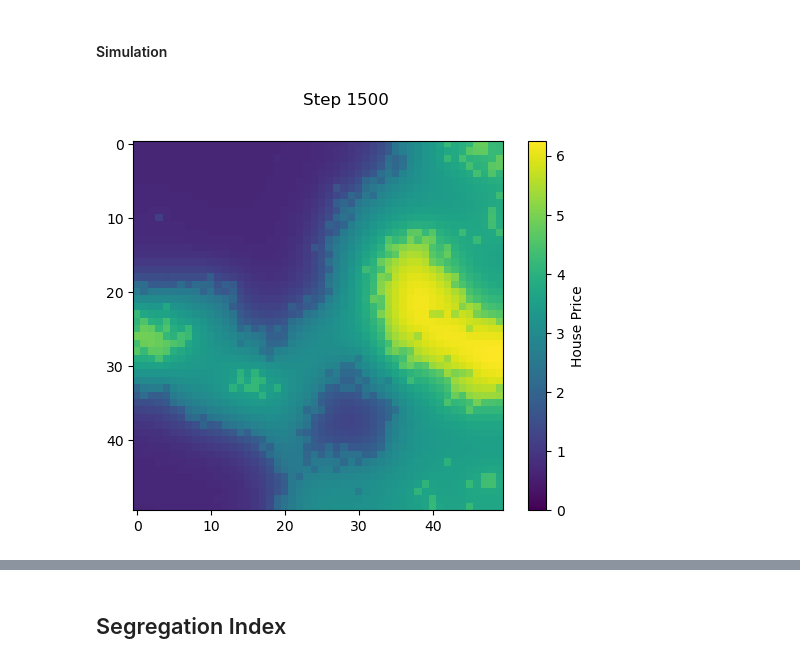
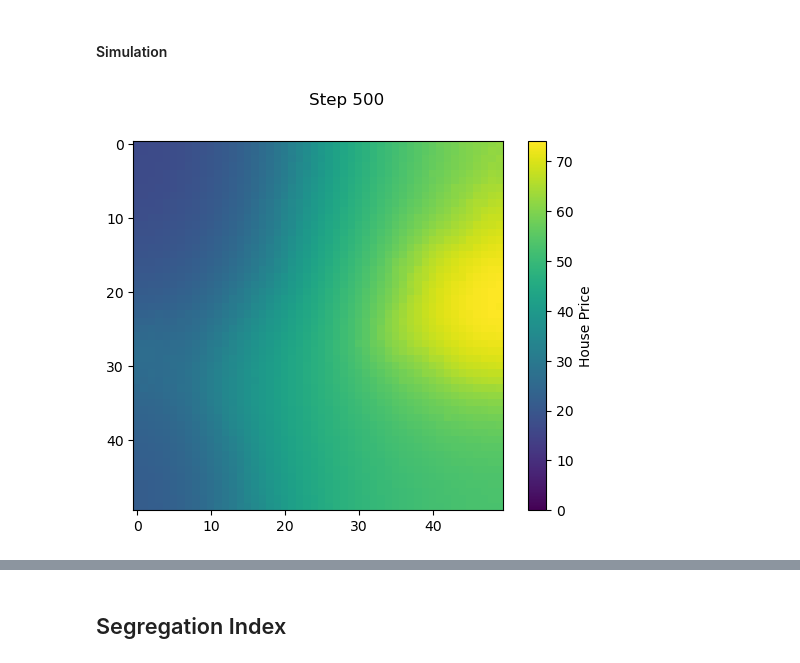
Before and after one commit to markalvaress/Housing_Multiple_IM, a Jupyter notebook: no_grid_model+graphs(Kinga).ipynb, the cells around one changed output, grey strips where cells are left out. Drawn from its saved outputs; the diff is of its cells as text; code cells hidden in the pictures.

Commit message:
Models with graph outputs

```diff
--- a/no_grid_model+graphs(Kinga).ipynb
+++ b/no_grid_model+graphs(Kinga).ipynb
@@ -133,5 +216,5 @@ def update_values(affluence_grid, house_grid, lambda_, r):
 # %%
-def propose_swap(affluence_grid, house_grid, religion_grid, politics_grid):
+def propose_swap(affluence_grid, house_grid, religion_grid, politics_grid, r, kernel):
     """
     Calculate delta and swap agents if delta > 0.
     """
@@ -141,30 +224,53 @@ def propose_swap(affluence_grid, house_grid, religion_grid, politics_grid):
     x2, y2 = random.randint(0, n-1), random.randint(0, m-1)
 
     A_x1, A_x2 = affluence_grid[x1, y1], affluence_grid[x2, y2]
-    V_x1, V_x2 = house_grid[x1, y1], house_grid[x2, y2]
+    V_x1, V_x2 = house_grid[x1, y1] / np.max(house_grid), house_grid[x2, y2] / np.max(house_grid)
     delta_econ = (A_x1 - V_x1)**2 + (A_x2 - V_x2)**2 - (A_x1 - V_x2)**2 - (A_x2 - V_x1)**2
 
     R_x1, R_x2 = religion_grid[x1, y1], religion_grid[x2, y2]
-    R_nbhd_x1, R_nbhd_x2 = calculate_neighborhood_average(religion_grid, x1, y1, r), calculate_neighborhood_average(religion_grid, x2, y2, r)
+    R_nbhd_x1, R_nbhd_x2 = calculate_neighborhood_average(religion_grid, x1, y1, r, kernel), calculate_neighborhood_average(religion_grid, x2, y2, r, kernel)
     delta_rel = (R_x1 - R_nbhd_x1)**2 + (R_x2 - R_nbhd_x2)**2 - (R_x1 - R_nbhd_x2)**2 - (R_x2 - R_nbhd_x1)**2
 
     P_x1, P_x2 = politics_grid[x1, y1], politics_grid[x2, y2]
-    P_nbhd_x1, P_nbhd_x2 = calculate_neighborhood_average(politics_grid, x1, y1, r), calculate_neighborhood_average(politics_grid, x2, y2, r)
+    P_nbhd_x1, P_nbhd_x2 = calculate_neighborhood_average(politics_grid, x1, y1, r, kernel), calculate_neighborhood_average(politics_grid, x2, y2, r, kernel)
     delta_pol = (P_x1 - P_nbhd_x1)**2 + (P_x2 - P_nbhd_x2)**2 - (P_x1 - P_nbhd_x2)**2 - (P_x2 - P_nbhd_x1)**2
 
     if delta_econ > 0 and 0.5 * delta_rel + 0.5 * delta_pol > 0:
         # Swap the two agents on all grids
         affluence_grid[x1, y1], affluence_grid[x2, y2] = A_x2, A_x1
-        house_grid[x1, y1], house_grid[x2, y2] = V_x2, V_x1
         religion_grid[x1, y1], religion_grid[x2, y2] = R_x2, R_x1
         politics_grid[x1, y1], politics_grid[x2, y2] = P_x2, P_x1
+        return 1
+    else:
+        return 0
 # %% [markdown]
 #### Simulation
+# %%
+# Parameters
+lambda_ = 0.99  # lambda parameter for updating house values
+n, m = 50, 50  # Grid size
+
+# Define affluence values for rich, middle, and poor
+affluence_levels = {
+    "rich": 1.0,
+    "middle": 0.5,
+    "poor": 0.1
+}
+
+# Probabilities of rich, middle and poor
+p = [0.1, 0.6, 0.3]
+
+# Radius of square neighbourhood
+r = 2
+
+rho = 0.3
+
+kernel = create_weighted_kernel(r)
 # %%
 np.random.seed(1234)
 
 # Simulation parameters
-n_steps = 1500
+n_steps = 500
 affluence_grid, house_grid, religion_grid, politics_grid = random_board(n, m, p, rho)
 
 # Set up the plot
@@ -190,37 +296,38 @@ avg_poor_prices = [poor_house_prices.mean()]
 
 # Simulation loop
 for step in range(n_steps+1):
     # Update house values
-    house_grid = update_values(affluence_grid, house_grid, lambda_, r)
+    house_grid = calculate_new_house_values_conv(affluence_grid, house_grid, r, lambda_)
 
     # Propose random move - several in each step
-    for i in range(100):
-        propose_swap(affluence_grid, house_grid, religion_grid, politics_grid)
+    i = 0
+    while i < 25:
+        i += propose_swap(affluence_grid, house_grid, religion_grid, politics_grid, r, kernel)
 
     # Calculate new maximum house price for the color scale
     max_house_price = np.max(house_grid)
 
     rich_indices = affluence_grid == 1.0
     poor_indices = affluence_grid == 0.1
 
     rich_house_prices = house_grid[rich_indices]
     poor_house_prices = house_grid[poor_indices]
 
     avg_prices.append(house_grid.mean())
     avg_rich_prices.append(rich_house_prices.mean())
     avg_poor_prices.append(poor_house_prices.mean())
 
     # Update image and color scale dynamically
     img.set_array(house_grid)
     img.set_clim(0, max_house_price)  # Update the color scale based on max house price
     fig.suptitle(f"Step {step}")
 
     if step % 20 == 0:
         plt.pause(0.1)
         clear_output(wait=True)
         display(fig)
 # %% [output]
-[figure, old version]
+[figure, new version]
 # %%
 fig, ax = plt.subplots()
 fig.suptitle('Affluence')
```
Also changed, not shown: parts of 21 cells of this notebook, 1 other file.
